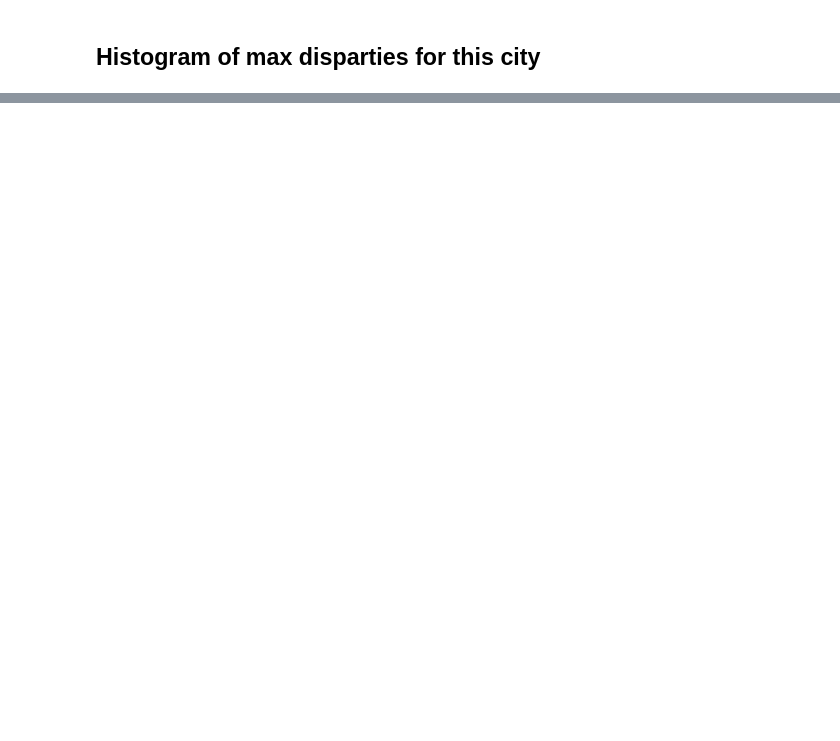
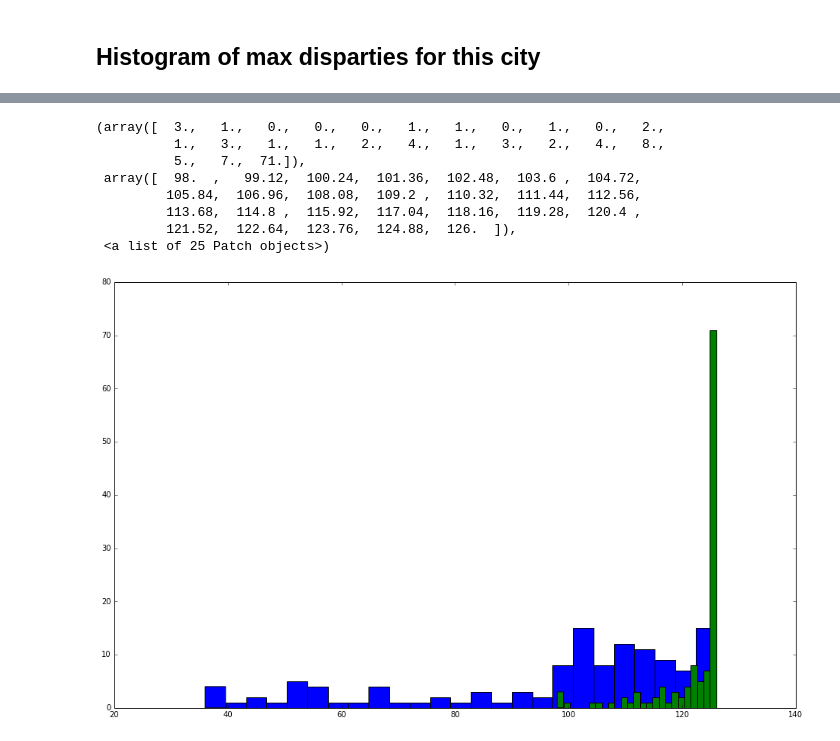
Before and after one commit to Avidereta/dl_project, a Jupyter notebook: preprocess_cityscapes.ipynb, the cells around one changed output, grey strips where cells are left out. Saved outputs shown, nothing was run; the diff lists cells and outputs as text; code cells hidden in the pictures; blank space fills up the shorter version.

```diff
--- a/preprocess_cityscapes.ipynb
+++ b/preprocess_cityscapes.ipynb
@@ -304,0 +139,14 @@ plt.hist(max_disps, bins=25)
+# %%
+plt.figure(figsize=(16, 10))
+plt.hist(max_disps_excl, bins=25)
+plt.hist(max_disps, bins=25)
+# %% [output]
+(array([  3.,   1.,   0.,   0.,   0.,   1.,   1.,   0.,   1.,   0.,   2.,
+          1.,   3.,   1.,   1.,   2.,   4.,   1.,   3.,   2.,   4.,   8.,
+          5.,   7.,  71.]),
+ array([  98.  ,   99.12,  100.24,  101.36,  102.48,  103.6 ,  104.72,
+         105.84,  106.96,  108.08,  109.2 ,  110.32,  111.44,  112.56,
+         113.68,  114.8 ,  115.92,  117.04,  118.16,  119.28,  120.4 ,
+         121.52,  122.64,  123.76,  124.88,  126.  ]),
+ <a list of 25 Patch objects>)
+[figure, added]
```
Also changed, not shown: parts of 17 cells of this notebook, 2 other files.
